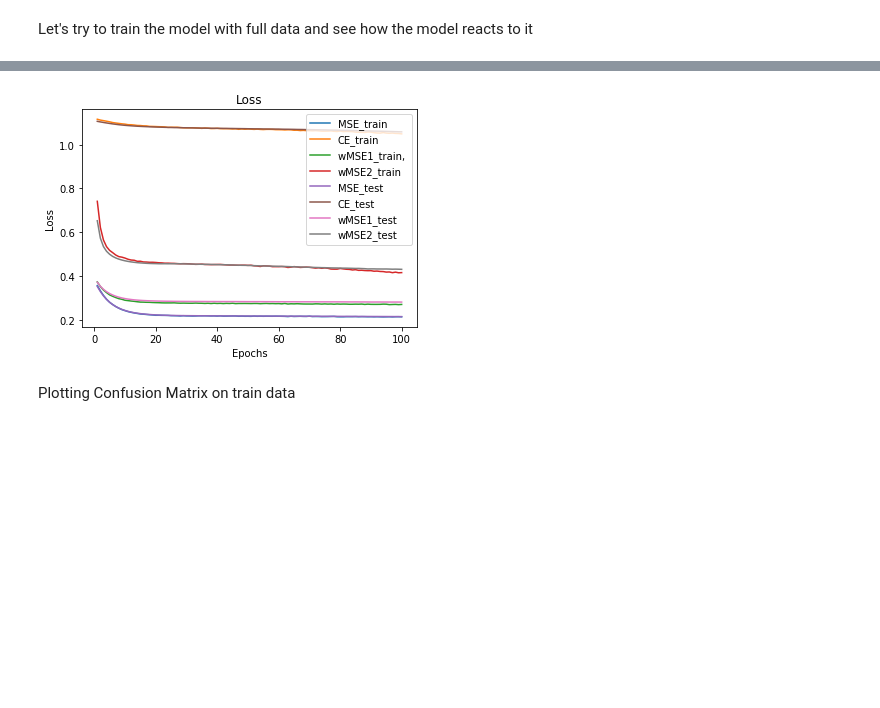
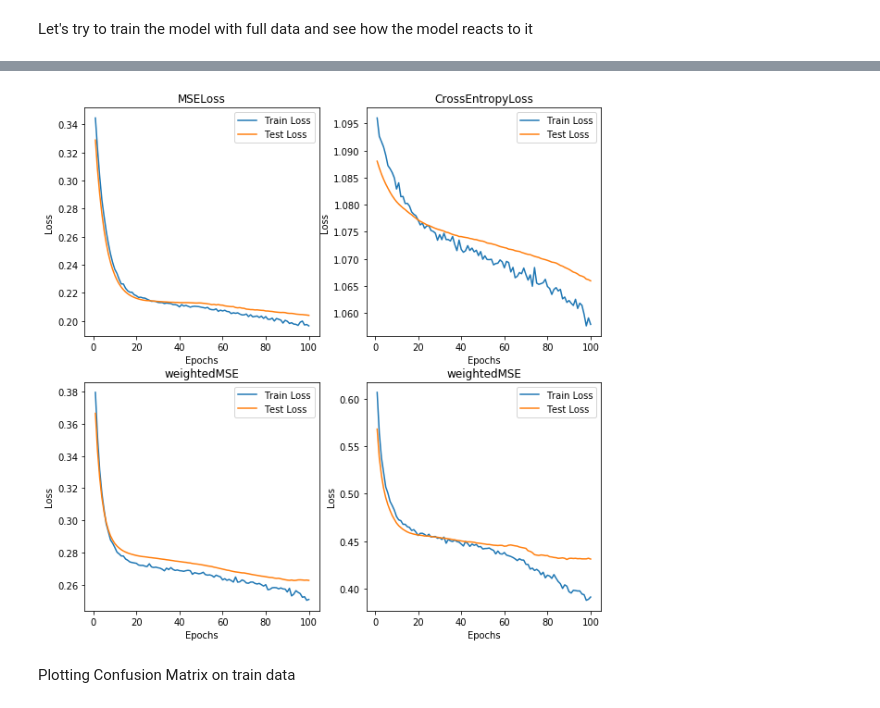
Before and after one commit to dumbPy/SceneR2, a Jupyter notebook: Notebooks/CSV_Model.ipynb, the cells around one changed output, grey strips where cells are left out. Drawn from its saved outputs; the diff is of its cells as text; code cells hidden in the pictures; blank space fills up the shorter version.

Commit message:
plots improved

```diff
--- a/Notebooks/CSV_Model.ipynb
+++ b/Notebooks/CSV_Model.ipynb
@@ -256,10 +256,10 @@ learner_3=ParallelLearner([
 learner_3.train(epochs=100)
 # %% [output]
 [interactive output not drawn]
-# %%
-learner_3.plotLoss("Loss", ["MSE_train", "CE_train", "wMSE1_train, ","wMSE2_train"], ["MSE_test", "CE_test", "wMSE1_test", "wMSE2_test"])
-# %% [output]
-[figure, removed]
+# %%
+learner_3.plotLoss(figsize=(10,10))
+# %% [output]
+[figure, added]
 # %% [markdown]
 Plotting Confusion Matrix on train data
 # %%
```
Also changed, not shown: parts of 2 cells of this notebook.
